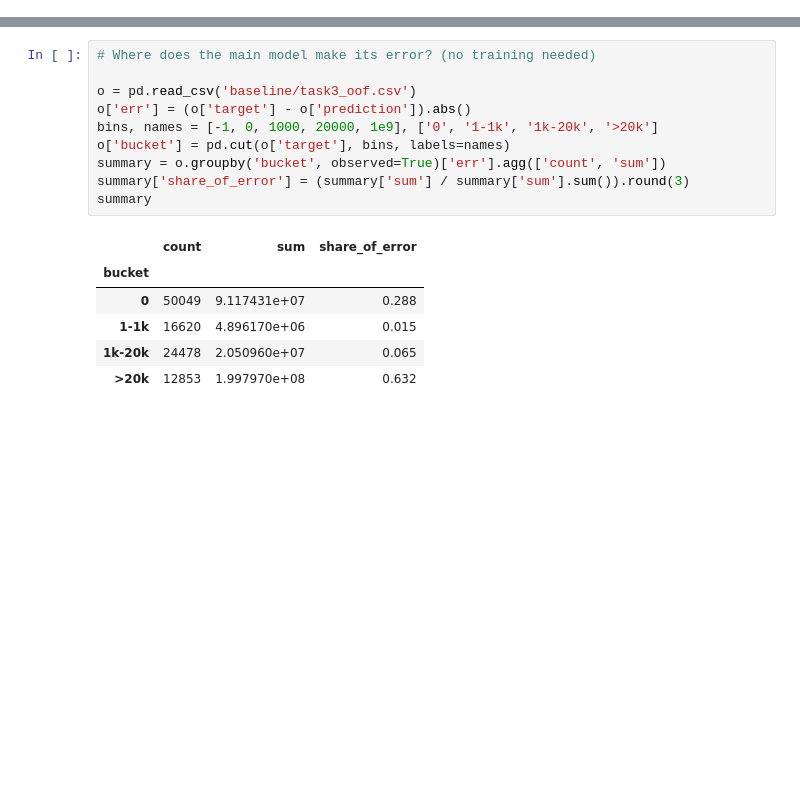
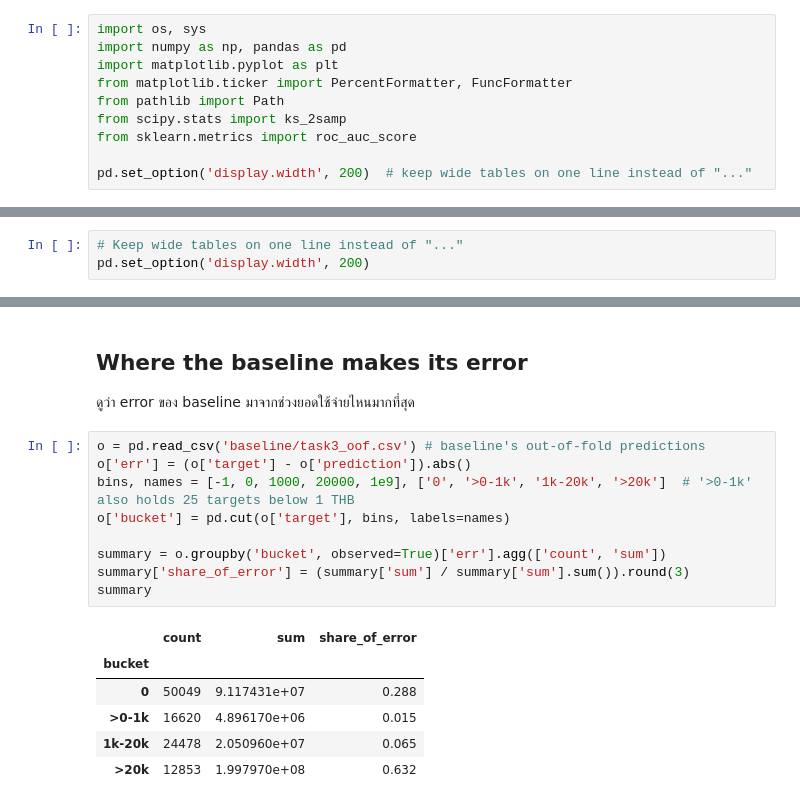
Before and after one commit to Kawi-HBLI/player-intelligence-system-cpe342, a Jupyter notebook: experiments/task3/eda.ipynb, the cells around one changed output, grey strips where cells are left out. Cells and saved outputs as stored; diff of their text form; blank space fills up the shorter version.

```diff
--- a/experiments/task3/eda.ipynb
+++ b/experiments/task3/eda.ipynb
@@ -0,0 +7,10 @@
+# %%
+import os, sys
+import numpy as np, pandas as pd
+import matplotlib.pyplot as plt
+from matplotlib.ticker import PercentFormatter, FuncFormatter
+from pathlib import Path
+from scipy.stats import ks_2samp
+from sklearn.metrics import roc_auc_score
+
+pd.set_option('display.width', 200)  # keep wide tables on one line instead of "..."
@@ -14,2 +31,5 @@ print('repo root:', ROOT)
 # %% [output]
 repo root: C:\Users\Admin\Desktop\player-intelligence-system-cpe342
+# %%
+# Keep wide tables on one line instead of "..."
+pd.set_option('display.width', 200)
@@ -37,17 +57,20 @@ Name: spending_30d, dtype: float64
+# %% [markdown]
+## Where the baseline makes its error
+
+ดูว่า error ของ baseline มาจากช่วงยอดใช้จ่ายไหนมากที่สุด
 # %%
-# Where does the main model make its error? (no training needed)
+o = pd.read_csv('baseline/task3_oof.csv') # baseline's out-of-fold predictions
+o['err'] = (o['target'] - o['prediction']).abs()
+bins, names = [-1, 0, 1000, 20000, 1e9], ['0', '>0-1k', '1k-20k', '>20k']  # '>0-1k' also holds 25 targets below 1 THB
+o['bucket'] = pd.cut(o['target'], bins, labels=names)
 
-o = pd.read_csv('baseline/task3_oof.csv')
-o['err'] = (o['target'] - o['prediction']).abs()
-bins, names = [-1, 0, 1000, 20000, 1e9], ['0', '1-1k', '1k-20k', '>20k']
-o['bucket'] = pd.cut(o['target'], bins, labels=names)
 summary = o.groupby('bucket', observed=True)['err'].agg(['count', 'sum'])
 summary['share_of_error'] = (summary['sum'] / summary['sum'].sum()).round(3)
 summary
 # %% [output]
 |  | count | sum | share_of_error |
 | bucket |  |  |  |
 | 0 | 50049 | 9.117431e+07 | 0.288 |
-| 1-1k | 16620 | 4.896170e+06 | 0.015 |
+| >0-1k | 16620 | 4.896170e+06 | 0.015 |
 | 1k-20k | 24478 | 2.050960e+07 | 0.065 |
 | >20k | 12853 | 1.997970e+08 | 0.632 |
```
Also changed, not shown: parts of 38 cells of this notebook.
